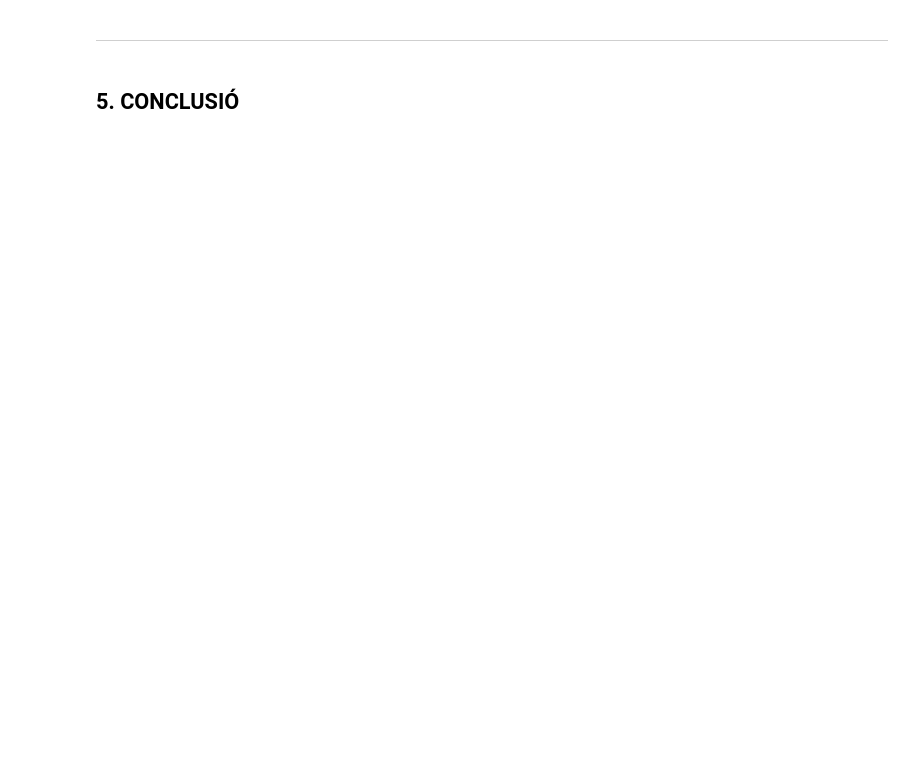
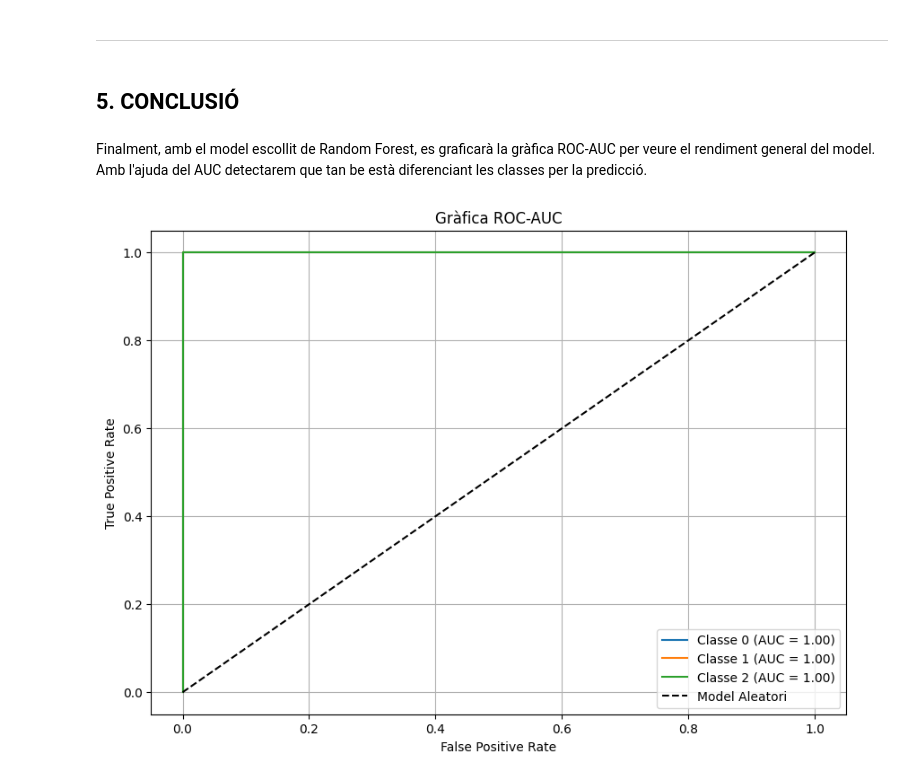
Before and after one commit to gabozan/Predictive-Modeling-on-Supermarket-Sales, a Jupyter notebook: supermarket_sales.ipynb, the cells around one changed output. Drawn from its saved outputs; the diff is of its cells as text; code cells hidden in the pictures; blank space fills up the shorter version.

```diff
--- a/supermarket_sales.ipynb
+++ b/supermarket_sales.ipynb
@@ -829,3 +826,11 @@ Com vam analitzar anteriorment, podem veure que el model prediu les sucursals am
 ---
 # %% [markdown]
 ## 5. CONCLUSIÓ
+# %% [markdown]
+Finalment, amb el model escollit de Random Forest, es graficarà la gràfica ROC-AUC per veure el rendiment general del model. Amb l'ajuda del AUC detectarem que tan be està diferenciant les classes per la predicció.
+# %%
+y_pred_prob = model.predict_proba(X_test)
+classes = model.classes_
+crear_ROC_AUC(y_test, y_pred_prob, classes)
+# %% [output]
+[figure, added]
```
Also changed, not shown: parts of 4 cells of this notebook, 2 other files.
